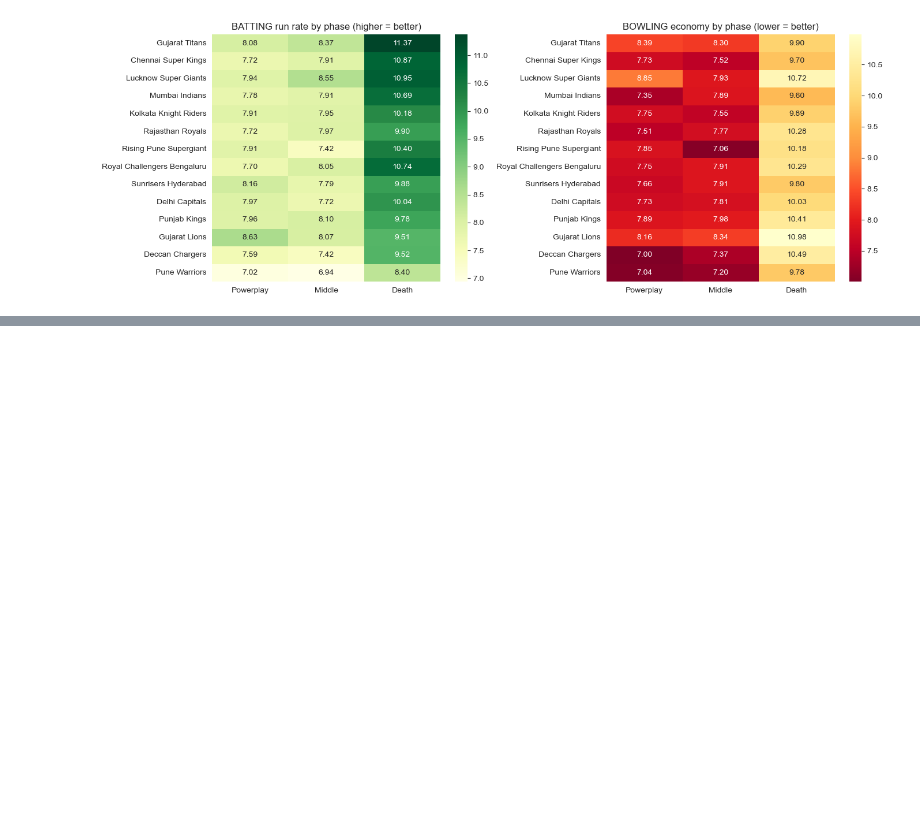
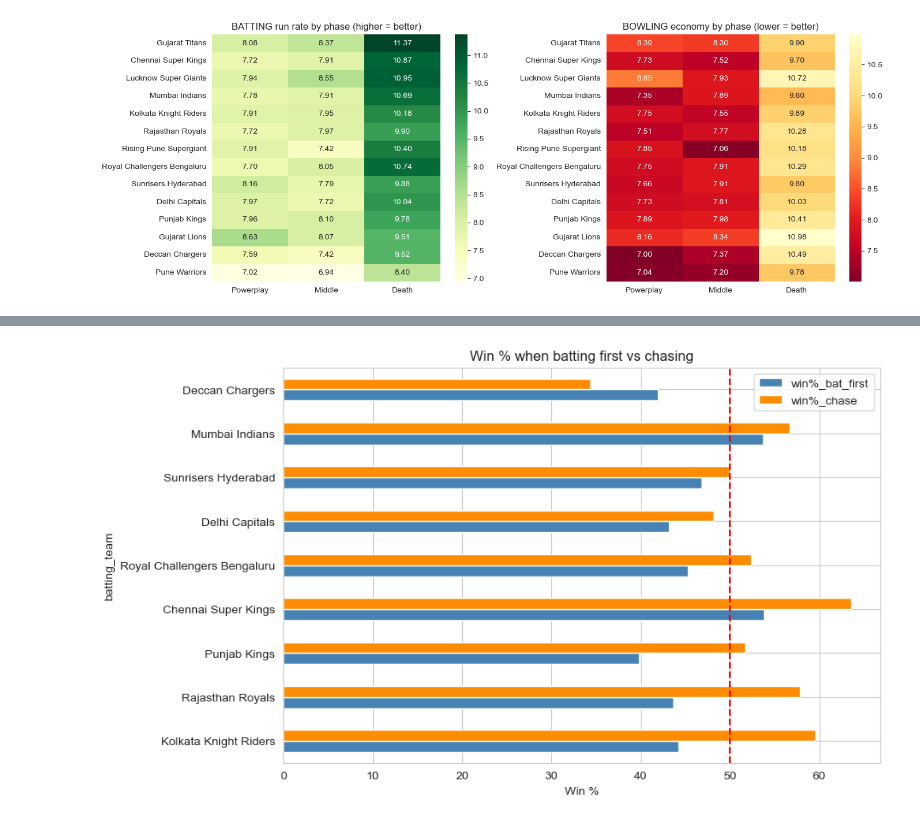
Before and after one commit to prince63aj/mini_project, a Jupyter notebook: ipl_match_prediction_rule_based.ipynb, the cells around one changed output, grey strips where cells are left out. Drawn from its saved outputs; the diff is of its cells as text; code cells hidden in the pictures; blank space fills up the shorter version.

```diff
--- a/ipl_match_prediction_rule_based.ipynb
+++ b/ipl_match_prediction_rule_based.ipynb
@@ -466,0 +524,9 @@ plt.show()
+# %%
+role = (inn.groupby(["batting_team", "inning"])
+           .agg(innings=("won", "count"), win_pct=("won", lambda x: x.mean() * 100), run_rate=("run_rate", "mean"))
+           .unstack("inning"))
+role.columns = ["innings_bat_first", "innings_chase", "win%_bat_first", "win%_chase", "rr_bat_first", "rr_chase"]
+role = role[role["innings_bat_first"] >= 30]
+role["win%_gap (chase - bat first)"] = role["win%_chase"] - role["win%_bat_first"]
+role = role.drop(columns=["innings_bat_first", "innings_chase"]).sort_values("win%_gap (chase - bat first)", ascending=False).round(1)
+role
@@ -466,0 +545,8 @@ plt.show()
+# %%
+role[["win%_bat_first", "win%_chase"]].plot(kind="barh", figsize=(9, 6), color=["steelblue", "darkorange"])
+plt.axvline(50, color="red", linestyle="--")
+plt.title("Win % when batting first vs chasing")
+plt.xlabel("Win %")
+plt.show()
+# %% [output]
+[figure, added]
```
Also changed, not shown: parts of 3 cells of this notebook.
